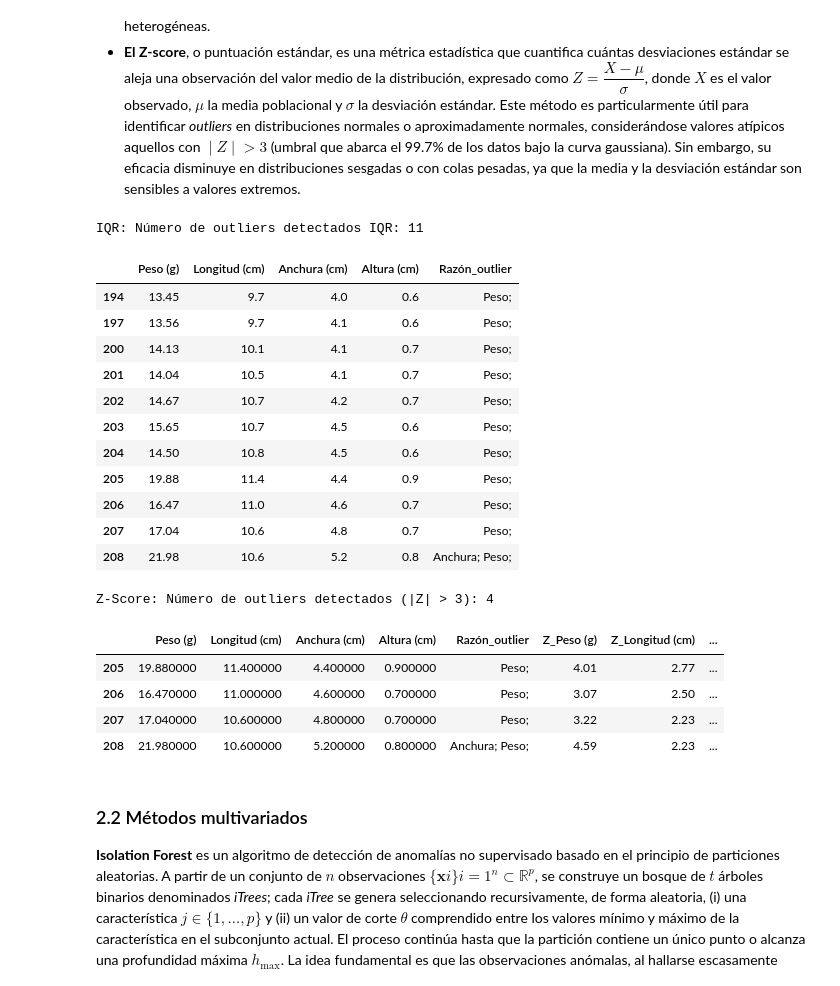
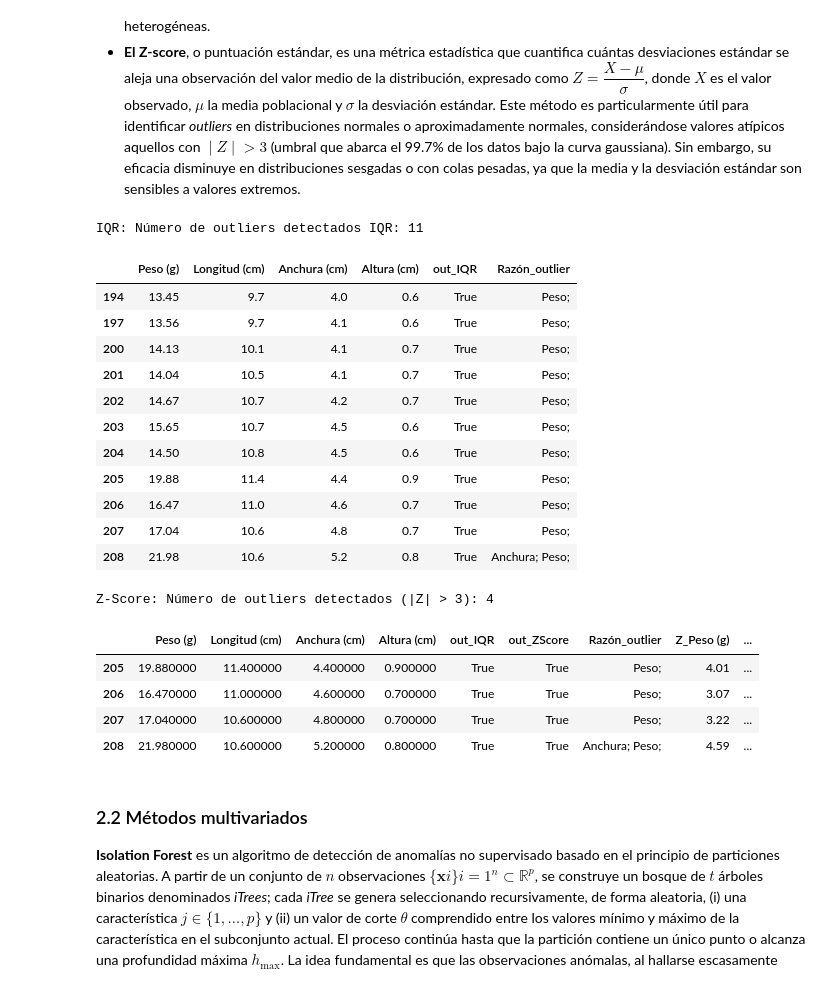
Before and after one commit to jalosu/FLATCLASS, a Jupyter notebook: content/01/Optimizacion.ipynb, the cells around one changed output. Drawn from its saved outputs; the diff is of its cells as text; code cells hidden in the pictures.

```diff
--- a/content/01/Optimizacion.ipynb
+++ b/content/01/Optimizacion.ipynb
@@ -157,46 +157,53 @@ def iqr_mask(series, k=1.5):
     q1, q3 = series.quantile([0.25, 0.75])
     iqr = q3 - q1
     return (series < q1 - k*iqr) | (series > q3 + k*iqr)
 
 # ********************************
 #    IQR sobre cada variable
 # ********************************
 mask_iqr = (
     iqr_mask(df['Peso (g)']) |
     iqr_mask(df['Longitud (cm)']) |
     iqr_mask(df['Anchura (cm)'])
 )
 
+# Generamos una copia del data frame original
+df_outliers = df.copy()
+
+# Añadimos los outliers detectados
+df_outliers['out_IQR'] = mask_iqr
+
+
 # Filtrar outliers y añadir columnas de diagnóstico
-outliers_iqr = df[mask_iqr].copy()
+outliers_iqr = df_outliers[mask_iqr].copy()
 outliers_iqr['Razón_outlier'] = ""
 
 # Identificar qué variables contribuyeron
 
 if 'Longitud (cm)' in df.columns:
     outliers_iqr.loc[iqr_mask(df['Longitud (cm)'])[mask_iqr], 'Razón_outlier'] += "Longitud; "
 if 'Anchura (cm)' in df.columns:
     outliers_iqr.loc[iqr_mask(df['Anchura (cm)'])[mask_iqr], 'Razón_outlier'] += "Anchura; "
 if 'Peso (g)' in df.columns:
     outliers_iqr.loc[iqr_mask(df['Peso (g)'])[mask_iqr], 'Razón_outlier'] += "Peso; "
 
 # Mostrar resultado
 print(f"IQR: Número de outliers detectados IQR: {len(outliers_iqr)}\n")
 outliers_iqr.head(len(outliers_iqr))
 # %% [output]
 IQR: Número de outliers detectados IQR: 11
-|  | Peso (g) | Longitud (cm) | Anchura (cm) | Altura (cm) | Razón_outlier |
-| 194 | 13.45 | 9.7 | 4.0 | 0.6 | Peso; |
-| 197 | 13.56 | 9.7 | 4.1 | 0.6 | Peso; |
-| 200 | 14.13 | 10.1 | 4.1 | 0.7 | Peso; |
-| 201 | 14.04 | 10.5 | 4.1 | 0.7 | Peso; |
-| 202 | 14.67 | 10.7 | 4.2 | 0.7 | Peso; |
-| 203 | 15.65 | 10.7 | 4.5 | 0.6 | Peso; |
-| 204 | 14.50 | 10.8 | 4.5 | 0.6 | Peso; |
-| 205 | 19.88 | 11.4 | 4.4 | 0.9 | Peso; |
-| 206 | 16.47 | 11.0 | 4.6 | 0.7 | Peso; |
-| 207 | 17.04 | 10.6 | 4.8 | 0.7 | Peso; |
-| 208 | 21.98 | 10.6 | 5.2 | 0.8 | Anchura; Peso; |
+|  | Peso (g) | Longitud (cm) | Anchura (cm) | Altura (cm) | out_IQR | Razón_outlier |
+| 194 | 13.45 | 9.7 | 4.0 | 0.6 | True | Peso; |
+| 197 | 13.56 | 9.7 | 4.1 | 0.6 | True | Peso; |
+| 200 | 14.13 | 10.1 | 4.1 | 0.7 | True | Peso; |
+| 201 | 14.04 | 10.5 | 4.1 | 0.7 | True | Peso; |
+| 202 | 14.67 | 10.7 | 4.2 | 0.7 | True | Peso; |
+| 203 | 15.65 | 10.7 | 4.5 | 0.6 | True | Peso; |
+| 204 | 14.50 | 10.8 | 4.5 | 0.6 | True | Peso; |
+| 205 | 19.88 | 11.4 | 4.4 | 0.9 | True | Peso; |
+| 206 | 16.47 | 11.0 | 4.6 | 0.7 | True | Peso; |
+| 207 | 17.04 | 10.6 | 4.8 | 0.7 | True | Peso; |
+| 208 | 21.98 | 10.6 | 5.2 | 0.8 | True | Anchura; Peso; |
 # %%
 # ********************************
 #    Z-SCORE sobre cada variable
@@ -213,9 +220,11 @@ mask_zscore = (
     zscore_mask(df['Longitud (cm)']) |
     zscore_mask(df['Anchura (cm)'])
 )
+# Introducimos los outliers en el dataframe correspondiente
+df_outliers["out_ZScore"] = mask_zscore
 
 # Filtrar outliers y añadir columnas de diagnóstico
-outliers_zscore = df[mask_zscore].copy()
+outliers_zscore = df_outliers[mask_zscore].copy()
 outliers_zscore['Razón_outlier'] = ""
 
 # Añadir Z-scores para cada variable
@@ -236,11 +245,11 @@ print(f"Z-Score: Número de outliers detectados (|Z| > 3): {len(outliers_zscore)
 display(outliers_zscore.style.format({f'Z_{col}': "{:.2f}" for col in ['Peso (g)', 'Longitud (cm)', 'Anchura (cm)'] if col in df.columns}))
 # %% [output]
 Z-Score: Número de outliers detectados (|Z| > 3): 4
-|  | Peso (g) | Longitud (cm) | Anchura (cm) | Altura (cm) | Razón_outlier | Z_Peso (g) | Z_Longitud (cm) | ... |
-| 205 | 19.880000 | 11.400000 | 4.400000 | 0.900000 | Peso; | 4.01 | 2.77 | ... |
-| 206 | 16.470000 | 11.000000 | 4.600000 | 0.700000 | Peso; | 3.07 | 2.50 | ... |
-| 207 | 17.040000 | 10.600000 | 4.800000 | 0.700000 | Peso; | 3.22 | 2.23 | ... |
-| 208 | 21.980000 | 10.600000 | 5.200000 | 0.800000 | Anchura; Peso; | 4.59 | 2.23 | ... |
+|  | Peso (g) | Longitud (cm) | Anchura (cm) | Altura (cm) | out_IQR | out_ZScore | Razón_outlier | Z_Peso (g) | ... |
+| 205 | 19.880000 | 11.400000 | 4.400000 | 0.900000 | True | True | Peso; | 4.01 | ... |
+| 206 | 16.470000 | 11.000000 | 4.600000 | 0.700000 | True | True | Peso; | 3.07 | ... |
+| 207 | 17.040000 | 10.600000 | 4.800000 | 0.700000 | True | True | Peso; | 3.22 | ... |
+| 208 | 21.980000 | 10.600000 | 5.200000 | 0.800000 | True | True | Anchura; Peso; | 4.59 | ... |
 # %% [markdown]
 ### 2.2 Métodos multivariados
 
```
Also changed, not shown: parts of 4 cells of this notebook, 2 other files.
